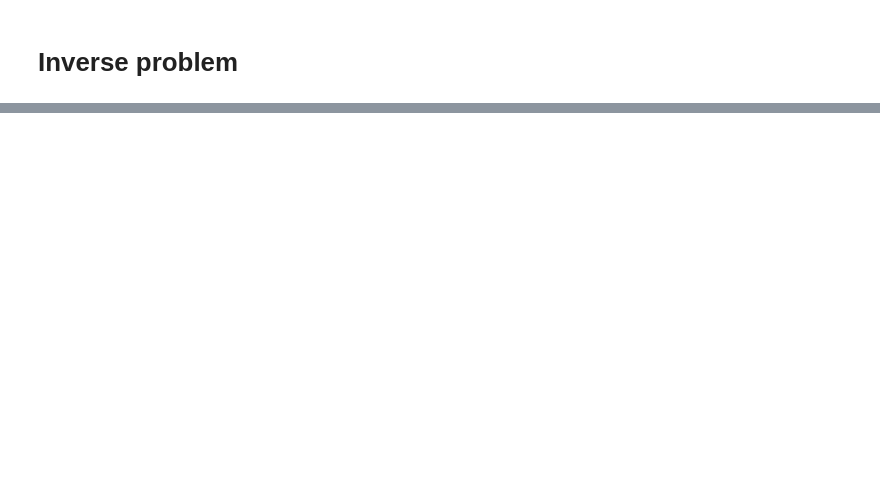
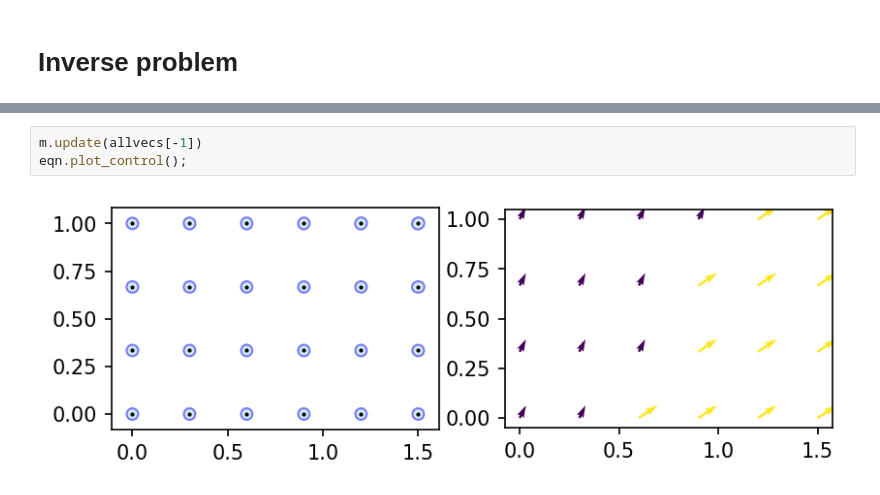
Before and after one commit to kr-colab/product-space-FEM, a Jupyter notebook: test_inference_from_solution.ipynb, the cells around one changed output, grey strips where cells are left out. Cells and saved outputs as stored; diff of their text form; blank space fills up the shorter version.

```diff
--- a/test_inference_from_solution.ipynb
+++ b/test_inference_from_solution.ipynb
@@ -141,0 +136,5 @@ loss error l2reg smoothing
+# %%
+m.update(allvecs[-1])
+eqn.plot_control();
+# %% [output]
+[figure, added]
```
Also changed, not shown: parts of 32 cells of this notebook, 3 other files.
